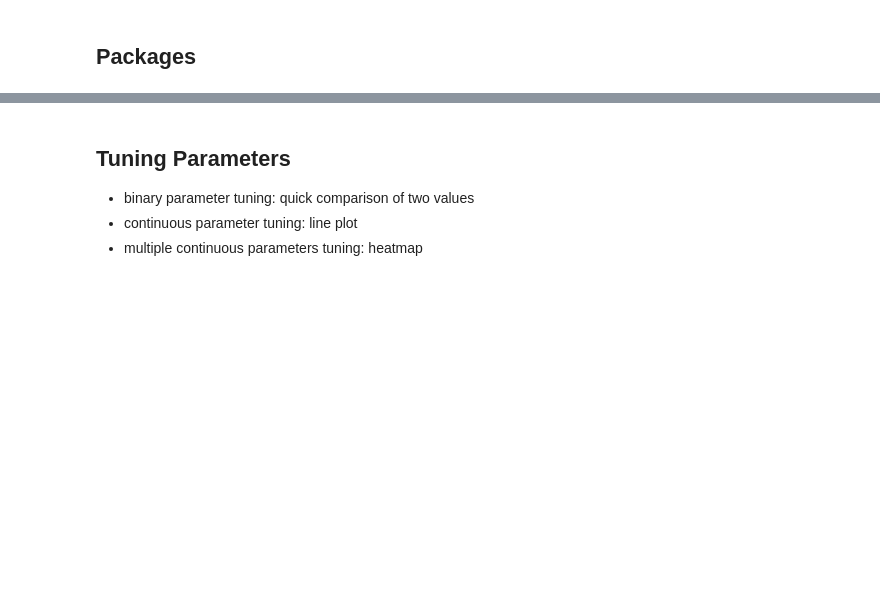
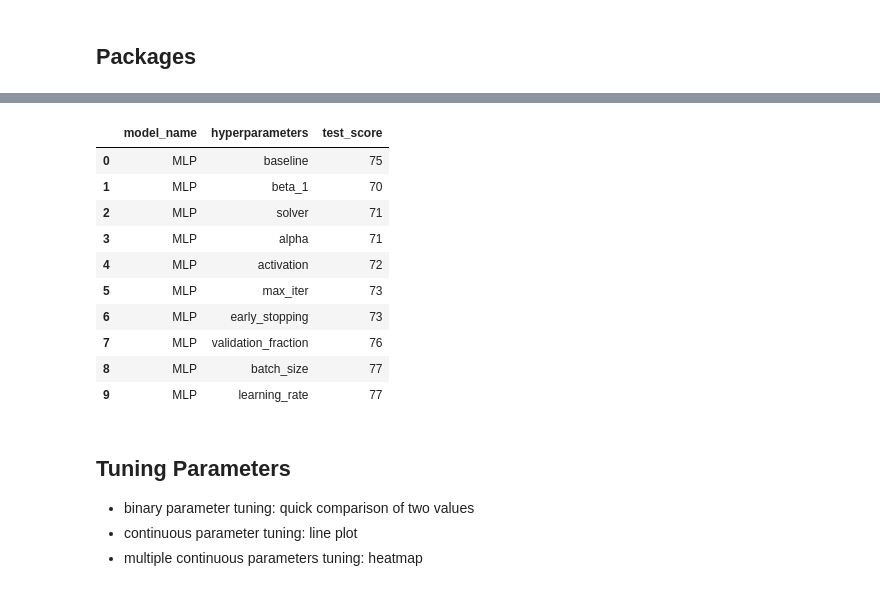
Before and after one commit to DecisionTreeBruining/212B-ML-Project, a Jupyter notebook: assignment_3/local_dev/mlp_visual.ipynb, the cells around one changed output, grey strips where cells are left out. Cells and saved outputs as stored; diff of their text form; code cells hidden in the pictures; blank space fills up the shorter version.

```diff
--- a/assignment_3/local_dev/mlp_visual.ipynb
+++ b/assignment_3/local_dev/mlp_visual.ipynb
@@ -15,0 +16,37 @@ import seaborn as sns
+# %%
+# synthetic data created to test the plotting functions
+# generate test scores from tuning the hyperparameters for the MLP model
+# the test scores are around 70 - 80
+
+scores = pd.DataFrame({
+    'model_name': ['MLP'] * 10,
+    'hyperparameters': ['hidden_layer_sizes', 'activation', 'solver', 'alpha',
+                        'batch_size', 'learning_rate', 'max_iter', 'early_stopping',
+                        'validation_fraction', 'beta_1'],
+    'test_score': np.random.randint(70, 80, 10)
+})
+
+# sort by test score
+scores = scores.sort_values('test_score', ascending=True)
+
+baseline = pd.DataFrame({
+    'model_name': ['MLP'],
+    'hyperparameters': ['baseline'],
+    'test_score': [np.random.randint(70, 80)],
+})
+
+scores = pd.concat([baseline, scores], ignore_index=True)
+
+scores.head(10)
+# %% [output]
+|  | model_name | hyperparameters | test_score |
+| 0 | MLP | baseline | 75 |
+| 1 | MLP | beta_1 | 70 |
+| 2 | MLP | solver | 71 |
+| 3 | MLP | alpha | 71 |
+| 4 | MLP | activation | 72 |
+| 5 | MLP | max_iter | 73 |
+| 6 | MLP | early_stopping | 73 |
+| 7 | MLP | validation_fraction | 76 |
+| 8 | MLP | batch_size | 77 |
+| 9 | MLP | learning_rate | 77 |
```
Also changed, not shown: parts of 8 cells of this notebook.
